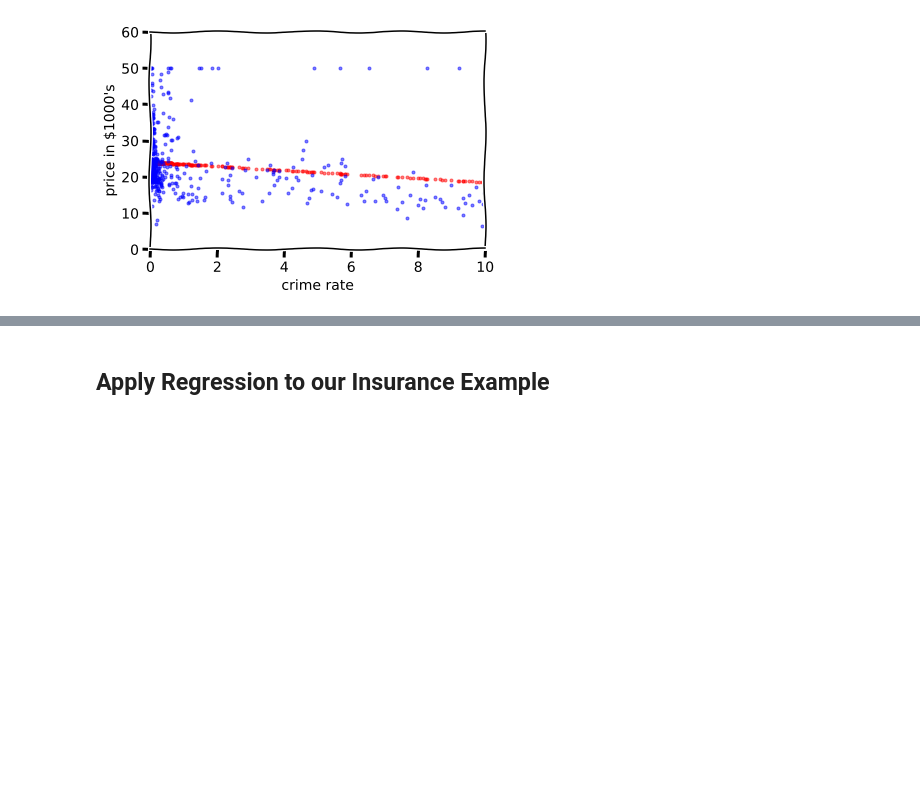
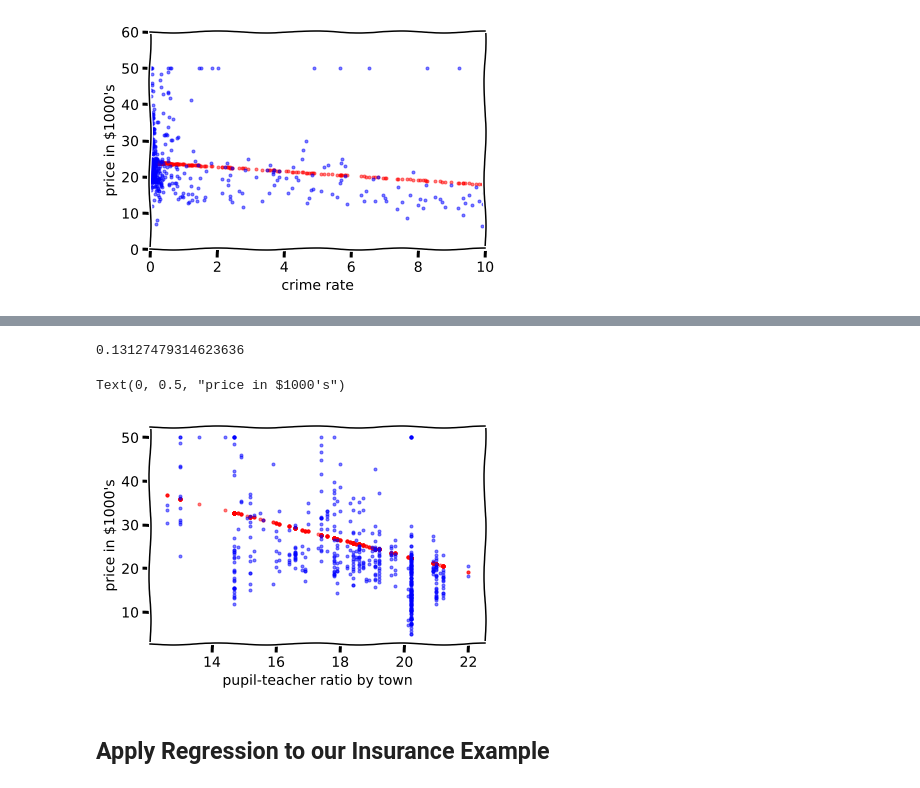
Before and after one commit to DJCordhose/ml-workshop, a Jupyter notebook: notebooks/classic/regression.ipynb, the cells around one changed output, grey strips where cells are left out. Drawn from its saved outputs; the diff is of its cells as text; code cells hidden in the pictures; blank space fills up the shorter version.

```diff
--- a/notebooks/classic/regression.ipynb
+++ b/notebooks/classic/regression.ipynb
@@ -323,3 +308,23 @@ est.score(X, y)
+# %%
+X = boston.data[:, [10]]
+y = boston.target
+est = SGDRegressor(tol=None)
+est.fit(X, y)
+est.score(X, y)
+# %% [output]
+0.13127479314623636
+# %%
+y_pred = est.predict(X)
+plt.scatter(X, y_pred, marker='.', alpha=0.5, color='red')
+
+plt.scatter(X, y, marker='.', alpha=0.5, color='blue')
+# plt.xlim(0, 10)
+# plt.ylim(0, 60)
+plt.xlabel('pupil-teacher ratio by town')
+plt.ylabel('price in $1000\'s')
+# %% [output]
+Text(0, 0.5, "price in $1000's")
+[figure, added]
 # %% [markdown]
 ## Apply Regression to our Insurance Example
 # %%
```
Also changed, not shown: parts of 19 cells of this notebook.
